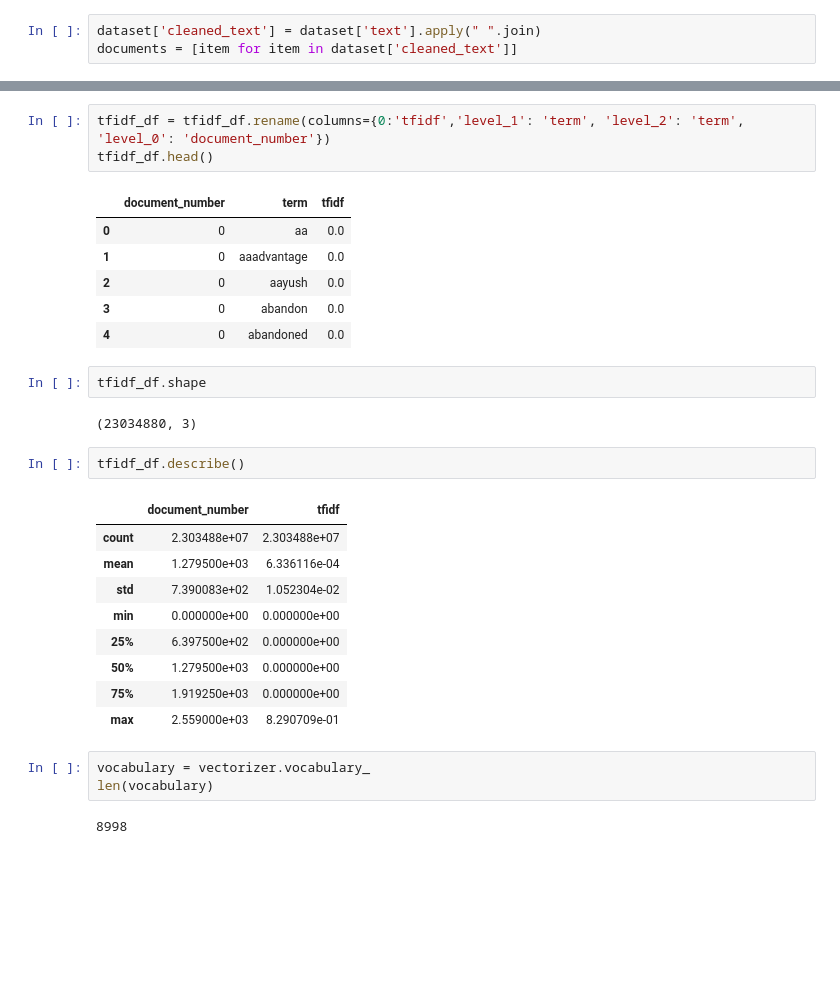
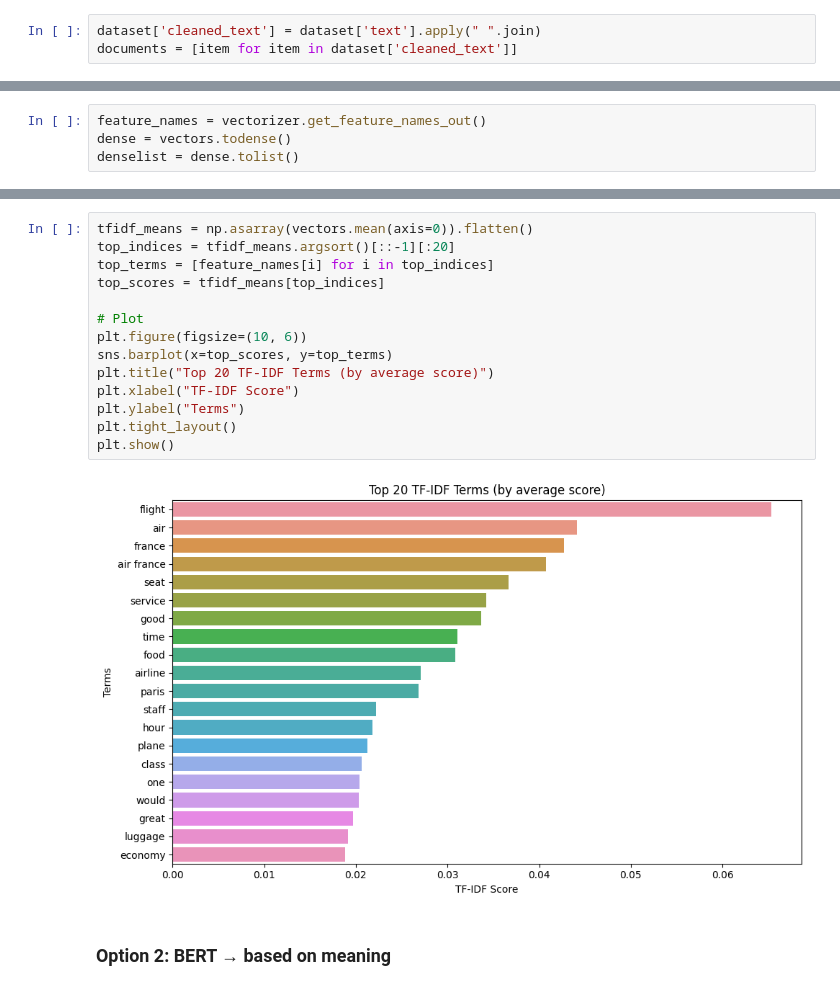
Before and after one commit to gulomovazukhrakhon/nlp-project, a Jupyter notebook: project-data-analysis.ipynb, the cells around one changed output, grey strips where cells are left out. Cells and saved outputs as stored; diff of their text form; blank space fills up the shorter version.

```diff
--- a/project-data-analysis.ipynb
+++ b/project-data-analysis.ipynb
@@ -135,0 +177,4 @@ X.shape
+# %%
+feature_names = vectorizer.get_feature_names_out()
+dense = vectors.todense()
+denselist = dense.tolist()
@@ -157,31 +209,18 @@ tfidf_df.head()
-# %%
-tfidf_df = tfidf_df.rename(columns={0:'tfidf','level_1': 'term', 'level_2': 'term', 'level_0': 'document_number'})
-tfidf_df.head()
-# %% [output]
-|  | document_number | term | tfidf |
-| 0 | 0 | aa | 0.0 |
-| 1 | 0 | aaadvantage | 0.0 |
-| 2 | 0 | aayush | 0.0 |
-| 3 | 0 | abandon | 0.0 |
-| 4 | 0 | abandoned | 0.0 |
-# %%
-tfidf_df.shape
-# %% [output]
-(23034880, 3)
-# %%
-tfidf_df.describe()
-# %% [output]
-|  | document_number | tfidf |
-| count | 2.303488e+07 | 2.303488e+07 |
-| mean | 1.279500e+03 | 6.336116e-04 |
-| std | 7.390083e+02 | 1.052304e-02 |
-| min | 0.000000e+00 | 0.000000e+00 |
-| 25% | 6.397500e+02 | 0.000000e+00 |
-| 50% | 1.279500e+03 | 0.000000e+00 |
-| 75% | 1.919250e+03 | 0.000000e+00 |
-| max | 2.559000e+03 | 8.290709e-01 |
-# %%
-vocabulary = vectorizer.vocabulary_
-len(vocabulary)
-# %% [output]
-8998
+# %%
+tfidf_means = np.asarray(vectors.mean(axis=0)).flatten()
+top_indices = tfidf_means.argsort()[::-1][:20]
+top_terms = [feature_names[i] for i in top_indices]
+top_scores = tfidf_means[top_indices]
+
+# Plot
+plt.figure(figsize=(10, 6))
+sns.barplot(x=top_scores, y=top_terms)
+plt.title("Top 20 TF-IDF Terms (by average score)")
+plt.xlabel("TF-IDF Score")
+plt.ylabel("Terms")
+plt.tight_layout()
+plt.show()
+# %% [output]
+[figure, added]
+# %% [markdown]
+### Option 2: BERT → based on **meaning**
```
Also changed, not shown: parts of 13 cells of this notebook.
